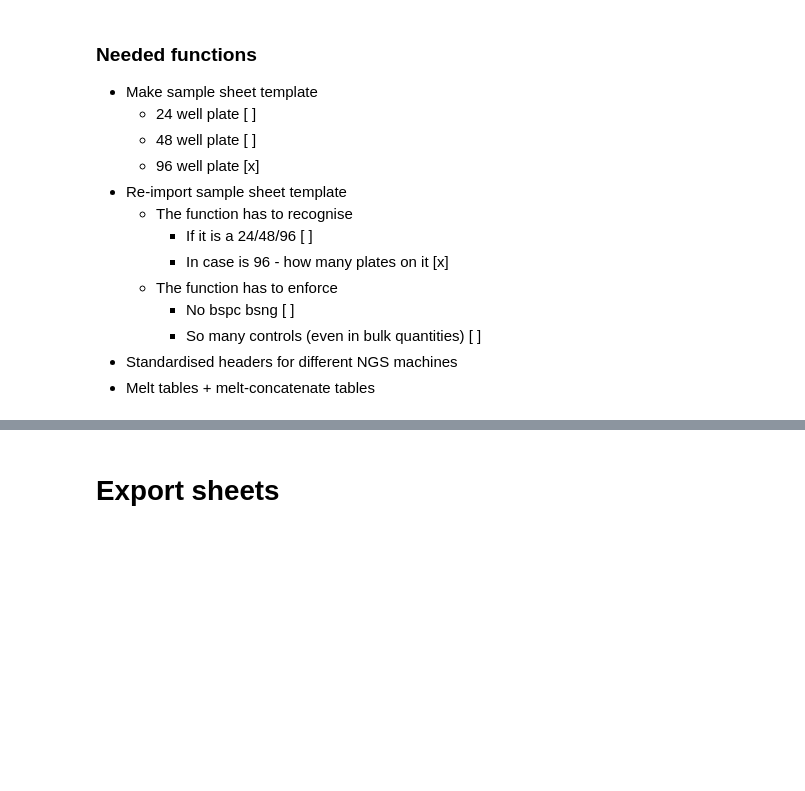
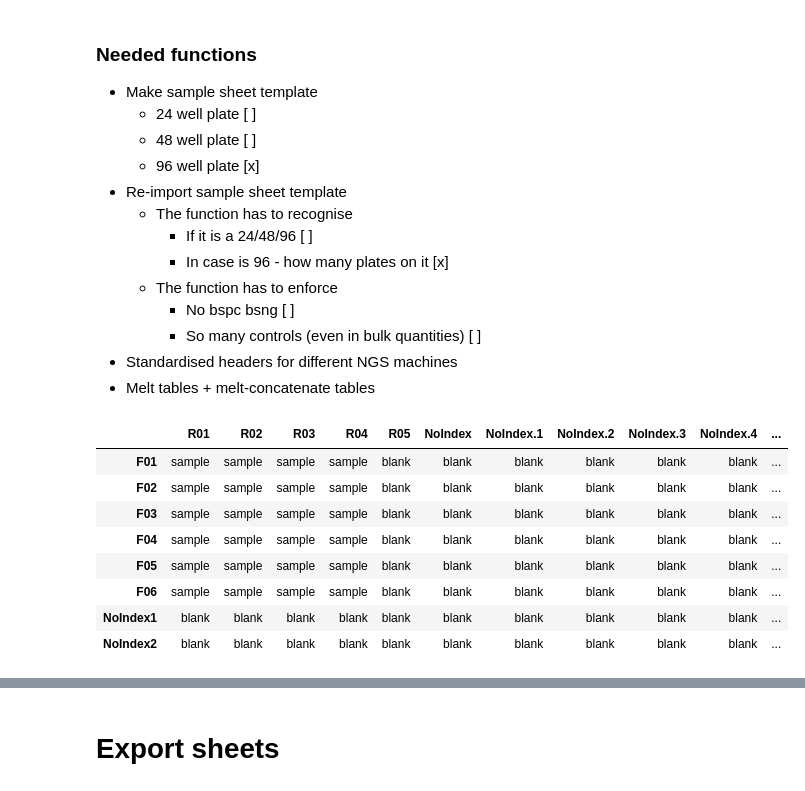
Before and after one commit to BioSpyder-Bioinformatics/notes-documentation, a Jupyter notebook: sample_sheet_code/sample_sheet_maker_v1.ipynb, the cells around one changed output, grey strips where cells are left out. Cells and saved outputs as stored; diff of their text form; code cells hidden in the pictures; blank space fills up the shorter version.

```diff
--- a/sample_sheet_code/sample_sheet_maker_v1.ipynb
+++ b/sample_sheet_code/sample_sheet_maker_v1.ipynb
@@ -31,3 +38,16 @@ df_24_wells
 # %%
 dict_24_wells = df_24_wells.to_dict()
 dict_24_wells
+# %%
+df_24_wells_new_template = pd.read_csv('24_well_template_assigned_copy.csv', index_col=0)
+df_24_wells_new_template
+# %% [output]
+|  | R01 | R02 | R03 | R04 | R05 | NoIndex | NoIndex.1 | NoIndex.2 | NoIndex.3 | NoIndex.4 | ... |
+| F01 | sample | sample | sample | sample | blank | blank | blank | blank | blank | blank | ... |
+| F02 | sample | sample | sample | sample | blank | blank | blank | blank | blank | blank | ... |
+| F03 | sample | sample | sample | sample | blank | blank | blank | blank | blank | blank | ... |
+| F04 | sample | sample | sample | sample | blank | blank | blank | blank | blank | blank | ... |
+| F05 | sample | sample | sample | sample | blank | blank | blank | blank | blank | blank | ... |
+| F06 | sample | sample | sample | sample | blank | blank | blank | blank | blank | blank | ... |
+| NoIndex1 | blank | blank | blank | blank | blank | blank | blank | blank | blank | blank | ... |
+| NoIndex2 | blank | blank | blank | blank | blank | blank | blank | blank | blank | blank | ... |
```
Also changed, not shown: parts of 13 cells of this notebook, 7 other files.
